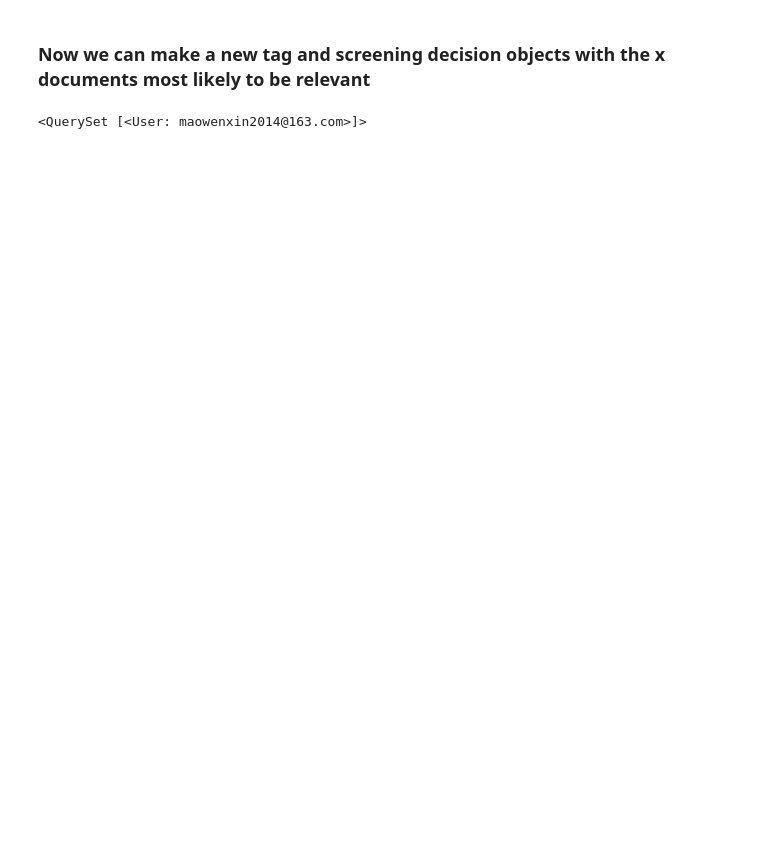
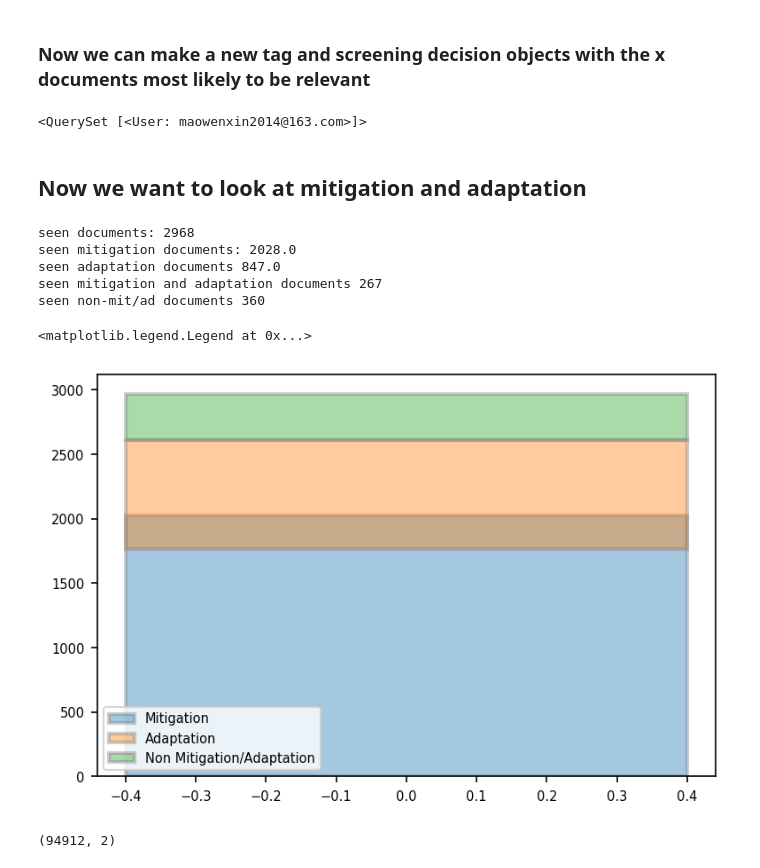
Before and after one commit to mcc-apsis/climate-policy-map, a Jupyter notebook: active_learning.ipynb, the cells around one changed output. Saved outputs shown, nothing was run; the diff lists cells and outputs as text; code cells hidden in the pictures; blank space fills up the shorter version.

```diff
--- a/active_learning.ipynb
+++ b/active_learning.ipynb
@@ -511,3 +615,56 @@ for i, row in df.sort_values('prediction',ascending=False).head(3500).reset_inde
 t1.update_tag()
 # %%
 df[['id','prediction']].to_csv(f'doctables/predictions_{now}.csv',index=False)
+# %% [markdown]
+## Now we want to look at mitigation and adaptation
+# %%
+df['mit/ad'] = df['Mitigation'] + df['Adaptation']
+print("seen documents:",df.loc[df['seen']==1,].shape[0])
+print("seen mitigation documents:", df.loc[df['seen']==1,'Mitigation'].sum())
+print("seen adaptation documents", df.loc[df['seen']==1,'Adaptation'].sum())
+print("seen mitigation and adaptation documents", df.loc[df['mit/ad']==2,].shape[0])
+print("seen non-mit/ad documents",df.loc[(df['seen']==1) & (df['mit/ad']==0),].shape[0])
+# %% [output]
+seen documents: 2968
+seen mitigation documents: 2028.0
+seen adaptation documents 847.0
+seen mitigation and adaptation documents 267
+seen non-mit/ad documents 360
+# %%
+fig, ax = plt.subplots(dpi=150)
+
+mitigation = df.loc[df['seen']==1,'Mitigation'].sum()
+adaptation = df.loc[df['seen']==1,'Adaptation'].sum()
+overlap = df.loc[df['mit/ad']==2,].shape[0]
+nonmitad = df.loc[(df['seen']==1) & (df['mit/ad']==0),].shape[0]
+
+lw = 2
+alpha=0.4
+ec = "grey"
+
+ax.bar(
+    0,mitigation,
+    alpha=alpha, label="Mitigation",
+    lw=lw, edgecolor=ec
+)
+ax.bar(
+    0,adaptation,bottom=mitigation-overlap,
+    alpha=alpha, label="Adaptation",
+    lw=lw, edgecolor=ec
+)
+ax.bar(
+    0,nonmitad,bottom=mitigation-overlap+adaptation,
+    alpha=alpha, label="Non Mitigation/Adaptation",
+    lw=lw, edgecolor=ec
+)
+
+ax.legend()
+# %% [output]
+<matplotlib.legend.Legend at 0x...>
+[figure, added]
+# %%
+classes = ["Mitigation","Adaptation"]
+y = np.matrix(df[classes])
+y.shape
+# %% [output]
+(94912, 2)
```
Also changed, not shown: parts of 25 cells of this notebook, 6 other files.
